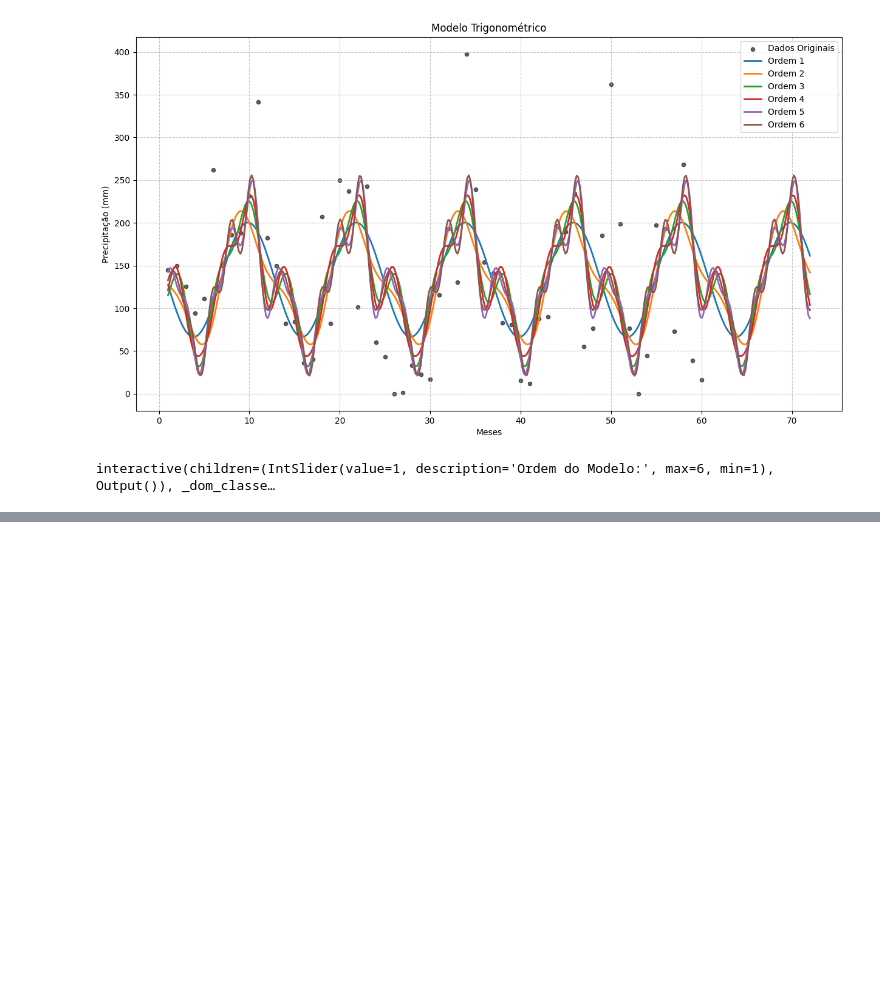
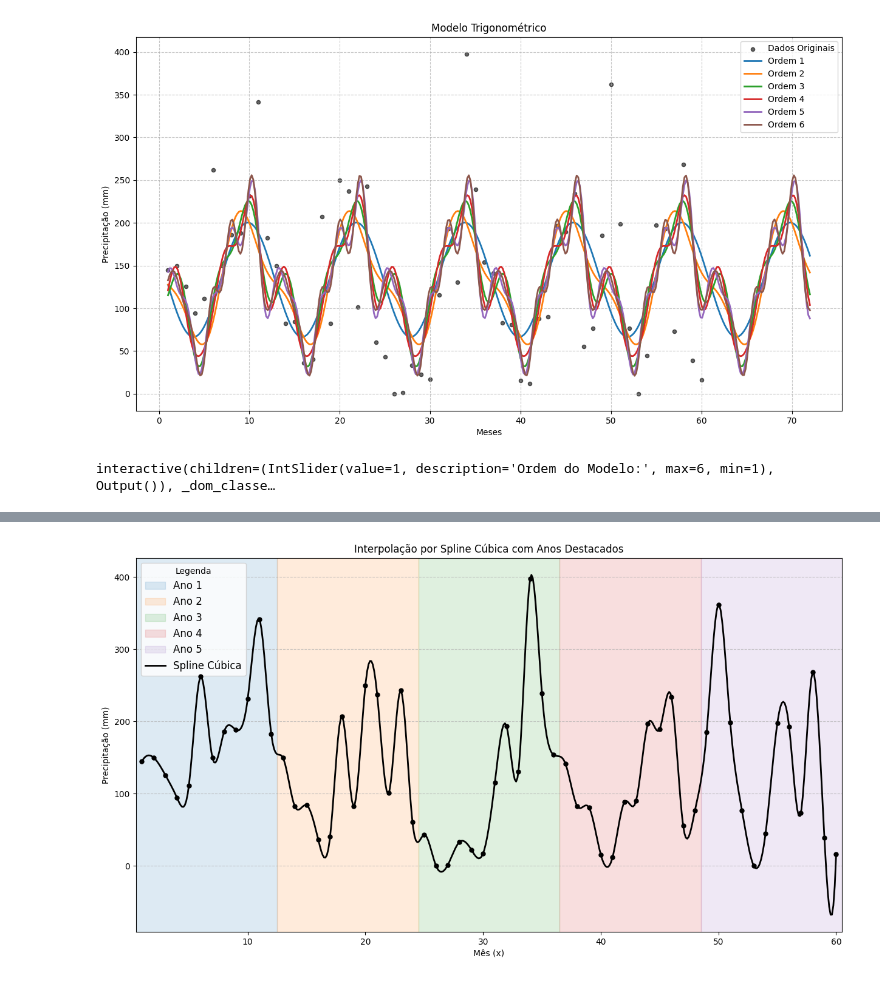
Before and after one commit to asegnibo/Calculo_Numerico, a Jupyter notebook: modelo_trigonometrico.ipynb, the cells around one changed output, grey strips where cells are left out. Saved outputs shown, nothing was run; the diff lists cells and outputs as text; code cells hidden in the pictures; blank space fills up the shorter version.

```diff
--- a/modelo_trigonometrico.ipynb
+++ b/modelo_trigonometrico.ipynb
@@ -774,0 +829,53 @@ interactive(children=(IntSlider(value=1, description='Ordem do Modelo:', max=6,
+# %%
+import numpy as np
+import matplotlib.pyplot as plt
+from scipy.interpolate import CubicSpline
+
+# --- Seus dados ---
+x_dados = np.arange(1, 61)
+y_dados = np.array([
+    144.4, 150.0, 125.8, 94.0, 111.0, 262.2, 149.8, 186.0, 188.4, 231.3,
+    341.4, 182.7, 149.6, 82.4, 84.0, 35.9, 40.3, 207.0, 82.4, 250.0,
+    237.2, 101.2, 242.7, 60.4, 43.2, 0.0, 1.1, 33.1, 22.3, 17.1,
+    115.3, 193.2, 130.4, 397.8, 239.0, 153.6, 141.4, 82.6, 80.8, 15.6,
+    11.8, 88.0, 90.0, 196.6, 189.2, 234.2, 55.4, 76.4, 185.4, 362.0,
+    198.8, 76.4, 0.0, 44.8, 197.3, 192.8, 73.1, 268.0, 39.0, 15.8
+])
+
+# --- Passo 1: Criar a função de Spline Cúbica ---
+# A função é criada uma vez e pode ser usada para calcular qualquer ponto.
+cs = CubicSpline(x_dados, y_dados)
+
+# --- Passo 2: Estrutura Principal do Gráfico ---
+plt.figure(figsize=(15, 8))
+cores = ['#1f77b4', '#ff7f0e', '#2ca02c', '#d62728', '#9467bd'] # Azul, Laranja, Verde, Vermelho, Roxo
+numero_de_anos = 5
+
+# Loop para sombrear o fundo de cada ano com faixas verticais
+for ano in range(numero_de_anos):
+    # O `axvspan` cria um retângulo vertical semi-transparente
+    plt.axvspan(xmin=ano * 12 + 0.5, xmax=(ano + 1) * 12 + 0.5,
+                color=cores[ano],
+                alpha=0.15, # Baixa opacidade para dar o efeito de sombreamento
+                label=f'Ano {ano + 1}') # O label será usado na legenda
+
+# --- Passo 3: Plotar o modelo e os dados por cima do fundo ---
+
+# Curva da Spline Cúbica (a linha principal)
+x_curva = np.linspace(1, 60, 500)
+y_curva = cs(x_curva)
+plt.plot(x_curva, y_curva, color='black', label='Spline Cúbica', linewidth=2, zorder=10)
+
+# Dados Originais (os pontos)
+plt.scatter(x_dados, y_dados, color='black', s=25, zorder=11) # zorder alto para ficar na frente
+
+# --- Passo 4: Configurações finais do gráfico ---
+plt.title('Interpolação por Spline Cúbica com Anos Destacados')
+plt.xlabel('Mês (x)')
+plt.ylabel('Precipitação (mm)')
+plt.xlim(0.5, 60.5) # Ajusta o limite do eixo X para ficar mais justo
+plt.grid(True, which='major', axis='y', linestyle='--', alpha=0.7)
+plt.legend(title="Legenda", fontsize=12)
+plt.show()
+# %% [output]
+[figure, added]
```
Also changed, not shown: parts of 1 cell of this notebook.
